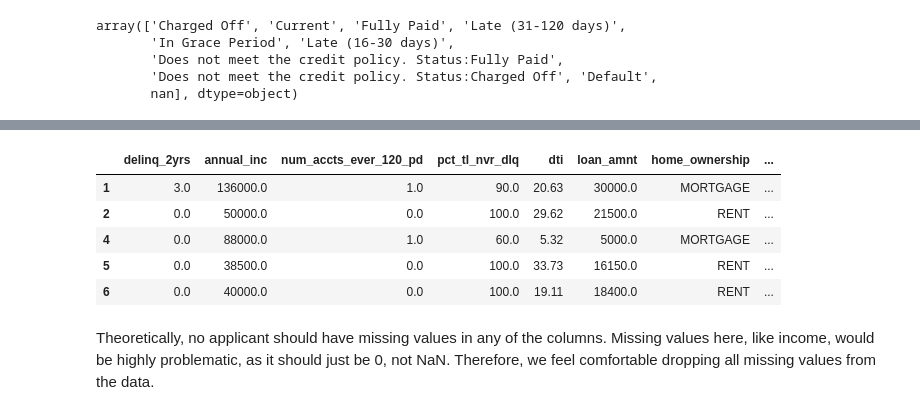
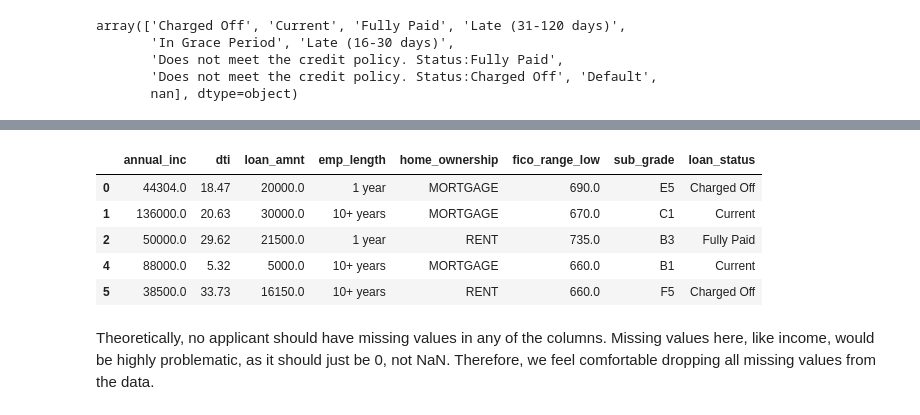
Before and after one commit to yangke34/RSM338-Assignment-6, a Jupyter notebook: RSM338 Assignment 6 Part A.ipynb, the cells around one changed output, grey strips where cells are left out. Cells and saved outputs as stored; diff of their text form; code cells hidden in the pictures.

```diff
--- a/RSM338 Assignment 6 Part A.ipynb
+++ b/RSM338 Assignment 6 Part A.ipynb
@@ -72,16 +56,21 @@ These features can be grouped as follows:
 ### 1.3 Handling Missing Values and Data Types
 # %%
 # 1. Handle missing values (Example: dropping rows with any NAs in selected features)
-features_to_use = ['delinq_2yrs', 'annual_inc', 'num_accts_ever_120_pd', 'pct_tl_nvr_dlq', 'dti', 'loan_amnt', 'home_ownership', 'emp_length', 'loan_status']
+# SWAP: Removed 'num_accts_ever_120_pd' and 'pct_tl_nvr_dlq'
+# ADDED: 'fico_range_low'
+features_to_use = [
+    'annual_inc', 'dti', 'loan_amnt', 'emp_length',
+    'home_ownership', 'fico_range_low', 'sub_grade','loan_status'
+]
 df_cleaned = df[features_to_use].dropna()
 df_cleaned.head()
 # %% [output]
-|  | delinq_2yrs | annual_inc | num_accts_ever_120_pd | pct_tl_nvr_dlq | dti | loan_amnt | home_ownership | ... |
-| 1 | 3.0 | 136000.0 | 1.0 | 90.0 | 20.63 | 30000.0 | MORTGAGE | ... |
-| 2 | 0.0 | 50000.0 | 0.0 | 100.0 | 29.62 | 21500.0 | RENT | ... |
-| 4 | 0.0 | 88000.0 | 1.0 | 60.0 | 5.32 | 5000.0 | MORTGAGE | ... |
-| 5 | 0.0 | 38500.0 | 0.0 | 100.0 | 33.73 | 16150.0 | RENT | ... |
-| 6 | 0.0 | 40000.0 | 0.0 | 100.0 | 19.11 | 18400.0 | RENT | ... |
+|  | annual_inc | dti | loan_amnt | emp_length | home_ownership | fico_range_low | sub_grade | loan_status |
+| 0 | 44304.0 | 18.47 | 20000.0 | 1 year | MORTGAGE | 690.0 | E5 | Charged Off |
+| 1 | 136000.0 | 20.63 | 30000.0 | 10+ years | MORTGAGE | 670.0 | C1 | Current |
+| 2 | 50000.0 | 29.62 | 21500.0 | 1 year | RENT | 735.0 | B3 | Fully Paid |
+| 4 | 88000.0 | 5.32 | 5000.0 | 10+ years | MORTGAGE | 660.0 | B1 | Current |
+| 5 | 38500.0 | 33.73 | 16150.0 | 10+ years | RENT | 660.0 | F5 | Charged Off |
 # %% [markdown]
 Theoretically, no applicant should have missing values in any of the columns. Missing values here, like income, would be highly problematic, as it should just be 0, not NaN. Therefore, we feel comfortable dropping all missing values from the data.
 # %%
```
Also changed, not shown: parts of 12 cells of this notebook.
